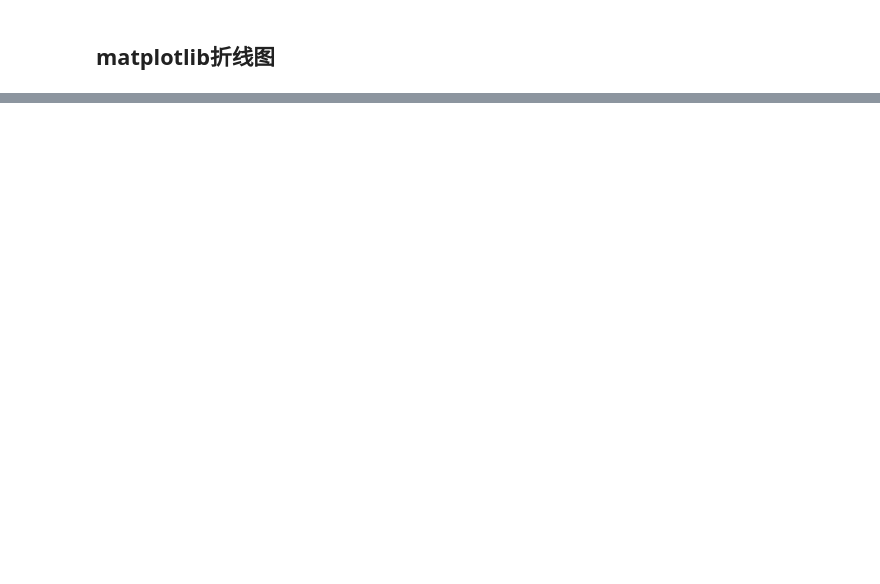
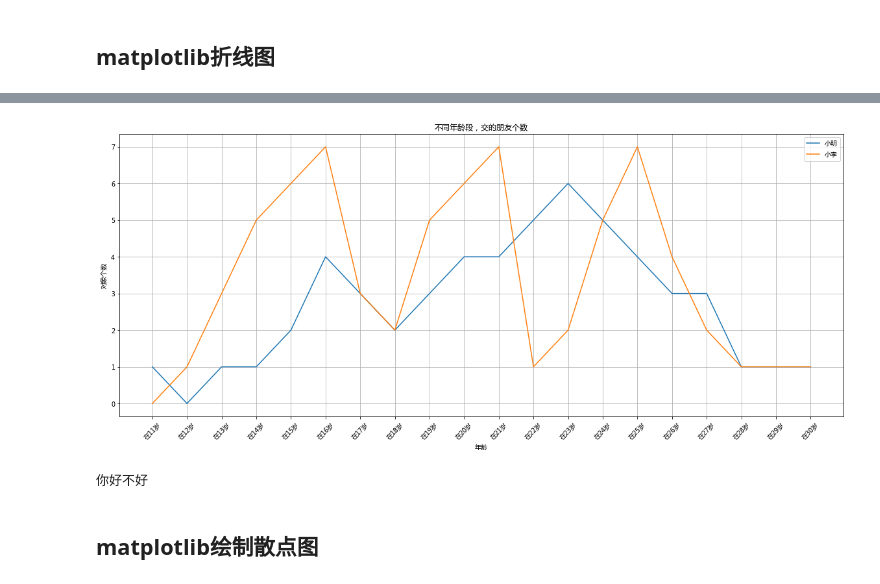
Before and after one commit to kuntung/SocialNetworkAnalysis, a Jupyter notebook: matplotlibNotes/matplotlib.ipynb, the cells around one changed output, grey strips where cells are left out. Cells and saved outputs as stored; diff of their text form; code cells hidden in the pictures; blank space fills up the shorter version.

```diff
--- a/matplotlibNotes/matplotlib.ipynb
+++ b/matplotlibNotes/matplotlib.ipynb
@@ -50,0 +59,24 @@ plt.xticks(_x[::3], _xtick_labels[::3],  rotation = 45); #rotation旋转的度
+# %%
+#绘制一个新的折线图
+number1 = [1, 0, 1, 1, 2, 4, 3, 2, 3, 4, 4, 5, 6, 5, 4, 3, 3, 1, 1, 1];
+number2 = [0 , 1 , 3, 5, 6, 7, 3, 2, 5, 6, 7, 1, 2, 5, 7, 4, 2, 1, 1, 1];
+# print(len(number1))
+
+ages = range(11, 31);
+
+plt.figure(figsize = (20, 8));
+plt.plot(ages, number1, label = '小明');
+plt.plot(ages, number2, label = '小李');
+_x_ticks = ["在{}岁".format(i) for i in range(11, 31)];
+plt.legend();#显示图例
+plt.xticks(ages, _x_ticks, rotation = 45);
+plt.xlabel('年龄');
+plt.ylabel('对象个数');
+plt.grid()#显示网格
+plt.title('不同年龄段，交的朋友个数');
+plt.show();
+# %% [output]
+[figure, added]
+你好不好
+# %% [markdown]
+## matplotlib绘制散点图
```
Also changed, not shown: parts of 14 cells of this notebook, 4 other files.
